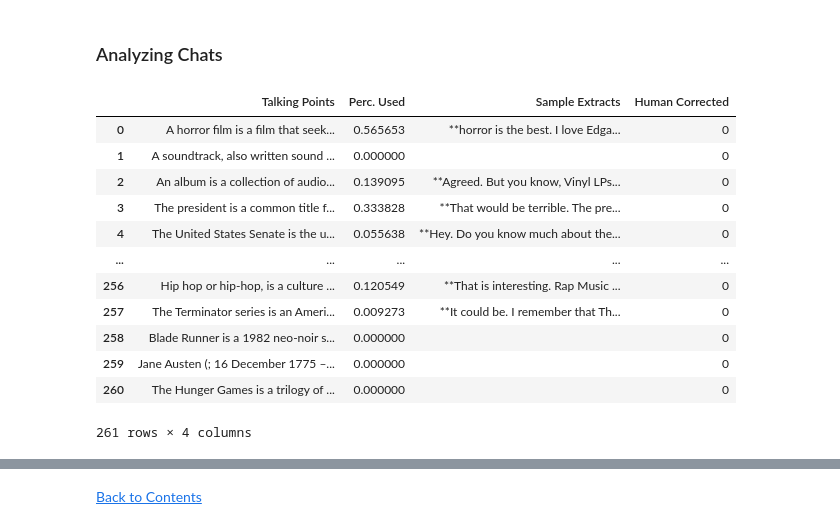
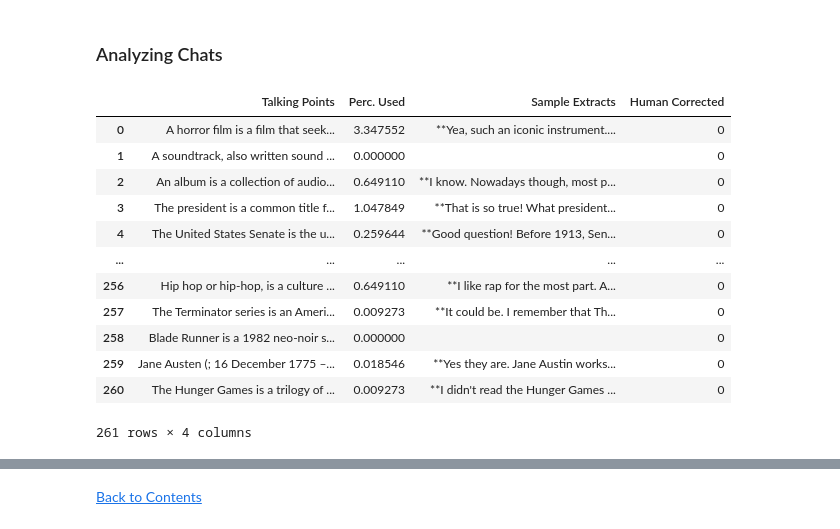
Before and after one commit to alessiot/Topical-Chats, a Jupyter notebook: topical_chats.ipynb, the cells around one changed output, grey strips where cells are left out. Saved outputs shown, nothing was run; the diff lists cells and outputs as text; code cells hidden in the pictures.

```diff
--- a/topical_chats.ipynb
+++ b/topical_chats.ipynb
@@ -105,7 +105,7 @@ cont_tmp
 # %% [markdown]
 ### Chats Data
 # %%
-chats_datafiles = glob.glob("./alexa/*.json")
+chats_datafiles = glob.glob("./alexa/conversations/*.json")
 chats_df = pd.concat([pd.read_json(fp).T.drop(['config','conversation_rating'], axis=1)
                       for fp in chats_datafiles], ignore_index=True)
 print(chats_df.shape)
@@ -511,21 +579,21 @@ def analyze_results(results, n_texts, phrase_thr, verbose=True):
 # %% [markdown]
 ### Analyzing Chats
 # %%
-results_c_df = analyze_results(results_c, max_chats, phrase_thr=0.6, verbose=False)
+results_c_df = analyze_results(results_c, max_chats, phrase_thr=0.5, verbose=False)
 results_c_df
 # %% [output]
 |  | Talking Points | Perc. Used | Sample Extracts | Human Corrected |
-| 0 | A horror film is a film that seek... | 0.565653 | **horror is the best. I love Edga... | 0 |
+| 0 | A horror film is a film that seek... | 3.347552 | **Yea, such an iconic instrument.... | 0 |
 | 1 | A soundtrack, also written sound ... | 0.000000 |  | 0 |
-| 2 | An album is a collection of audio... | 0.139095 | **Agreed. But you know, Vinyl LPs... | 0 |
-| 3 | The president is a common title f... | 0.333828 | **That would be terrible. The pre... | 0 |
-| 4 | The United States Senate is the u... | 0.055638 | **Hey. Do you know much about the... | 0 |
+| 2 | An album is a collection of audio... | 0.649110 | **I know. Nowadays though, most p... | 0 |
+| 3 | The president is a common title f... | 1.047849 | **That is so true! What president... | 0 |
+| 4 | The United States Senate is the u... | 0.259644 | **Good question! Before 1913, Sen... | 0 |
 | ... | ... | ... | ... | ... |
-| 256 | Hip hop or hip-hop, is a culture ... | 0.120549 | **That is interesting. Rap Music ... | 0 |
+| 256 | Hip hop or hip-hop, is a culture ... | 0.649110 | **I like rap for the most part. A... | 0 |
 | 257 | The Terminator series is an Ameri... | 0.009273 | **It could be. I remember that Th... | 0 |
 | 258 | Blade Runner is a 1982 neo-noir s... | 0.000000 |  | 0 |
-| 259 | Jane Austen (; 16 December 1775 –... | 0.000000 |  | 0 |
-| 260 | The Hunger Games is a trilogy of ... | 0.000000 |  | 0 |
+| 259 | Jane Austen (; 16 December 1775 –... | 0.018546 | **Yes they are. Jane Austin works... | 0 |
+| 260 | The Hunger Games is a trilogy of ... | 0.009273 | **I didn't read the Hunger Games ... | 0 |
 261 rows × 4 columns
 # %%
 i = 0
```
Also changed, not shown: parts of 12 cells of this notebook, 15 other files.
